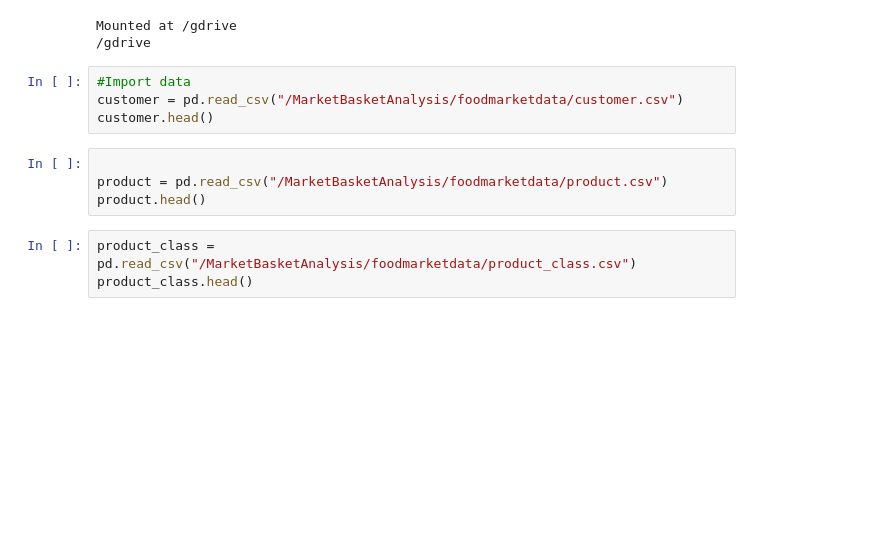
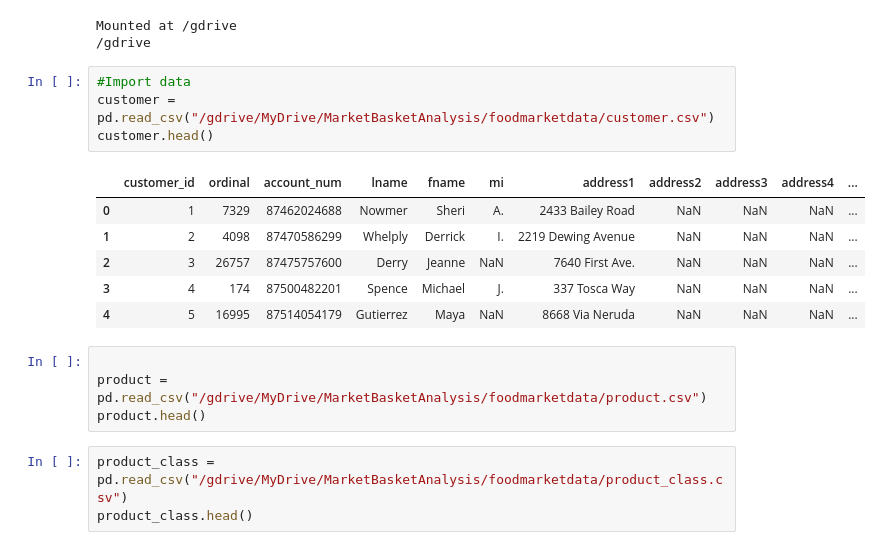
Before and after one commit to dewaalaw/dsprojects, a Jupyter notebook: market-basket-analysis/src/mba-data-analysis.ipynb, the cells around one changed output. Saved outputs shown, nothing was run; the diff lists cells and outputs as text; blank space fills up the shorter version.

```diff
--- a/market-basket-analysis/src/mba-data-analysis.ipynb
+++ b/market-basket-analysis/src/mba-data-analysis.ipynb
@@ -25,13 +25,20 @@ Mounted at /gdrive
 /gdrive
 # %%
 #Import data
-customer = pd.read_csv("/MarketBasketAnalysis/foodmarketdata/customer.csv")
+customer = pd.read_csv("/gdrive/MyDrive/MarketBasketAnalysis/foodmarketdata/customer.csv")
 customer.head()
+# %% [output]
+|  | customer_id | ordinal | account_num | lname | fname | mi | address1 | address2 | address3 | address4 | ... |
+| 0 | 1 | 7329 | 87462024688 | Nowmer | Sheri | A. | 2433 Bailey Road | NaN | NaN | NaN | ... |
+| 1 | 2 | 4098 | 87470586299 | Whelply | Derrick | I. | 2219 Dewing Avenue | NaN | NaN | NaN | ... |
+| 2 | 3 | 26757 | 87475757600 | Derry | Jeanne | NaN | 7640 First Ave. | NaN | NaN | NaN | ... |
+| 3 | 4 | 174 | 87500482201 | Spence | Michael | J. | 337 Tosca Way | NaN | NaN | NaN | ... |
+| 4 | 5 | 16995 | 87514054179 | Gutierrez | Maya | NaN | 8668 Via Neruda | NaN | NaN | NaN | ... |
 # %%
 
-product = pd.read_csv("/MarketBasketAnalysis/foodmarketdata/product.csv")
+product = pd.read_csv("/gdrive/MyDrive/MarketBasketAnalysis/foodmarketdata/product.csv")
 product.head()
 # %%
-product_class = pd.read_csv("/MarketBasketAnalysis/foodmarketdata/product_class.csv")
+product_class = pd.read_csv("/gdrive/MyDrive/MarketBasketAnalysis/foodmarketdata/product_class.csv")
 product_class.head()
 # %%
```
Also changed, not shown: parts of 9 cells of this notebook.
